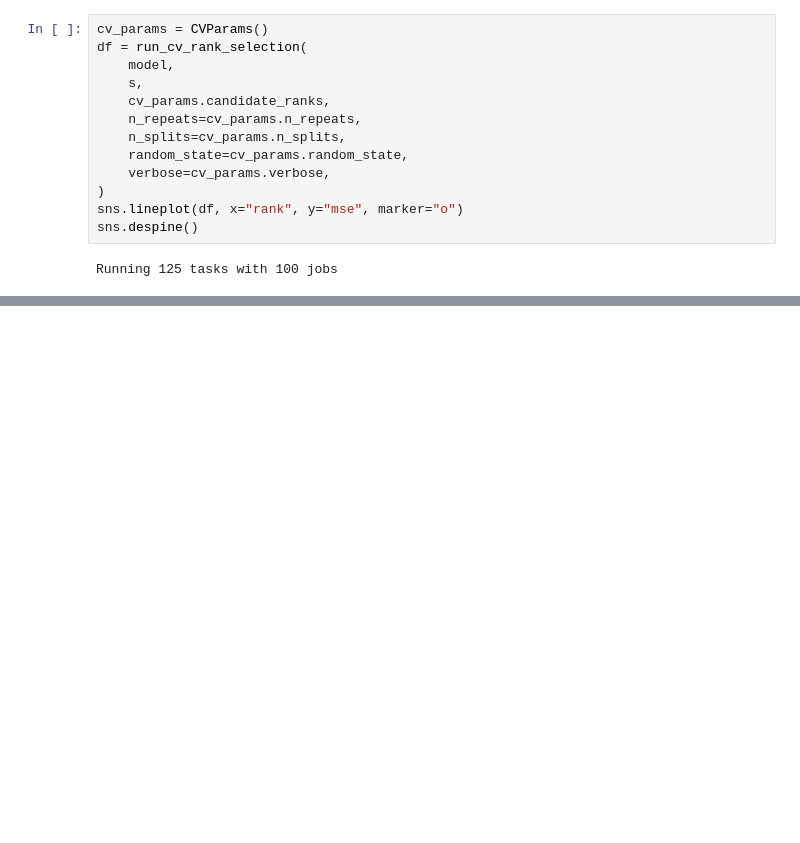
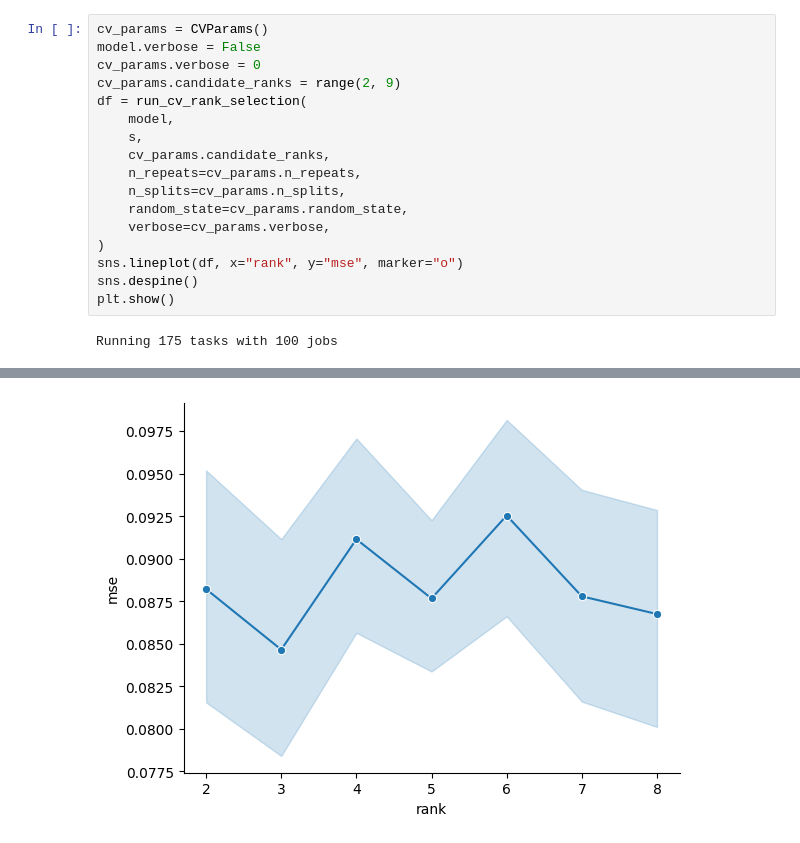
Before and after one commit to florianmahner/pysrf, a Jupyter notebook: notebooks/demo.ipynb, the cells around one changed output, grey strips where cells are left out. Saved outputs shown, nothing was run; the diff lists cells and outputs as text; blank space fills up the shorter version.

```diff
--- a/notebooks/demo.ipynb
+++ b/notebooks/demo.ipynb
@@ -30,5 +52,8 @@ TrifactorANLS(alpha=np.float64(1.0), rank=10)
 # %%
 cv_params = CVParams()
+model.verbose = False
+cv_params.verbose = 0
+cv_params.candidate_ranks = range(2, 9)
 df = run_cv_rank_selection(
     model,
     s,
@@ -40,5 +65,6 @@ df = run_cv_rank_selection(
 )
 sns.lineplot(df, x="rank", y="mse", marker="o")
 sns.despine()
+plt.show()
 # %% [output]
-Running 125 tasks with 100 jobs
+Running 175 tasks with 100 jobs
@@ -56,0 +71 @@ Running 125 tasks with 100 jobs
+[figure, added]
```
Also changed, not shown: parts of 9 cells of this notebook, 9 other files.
